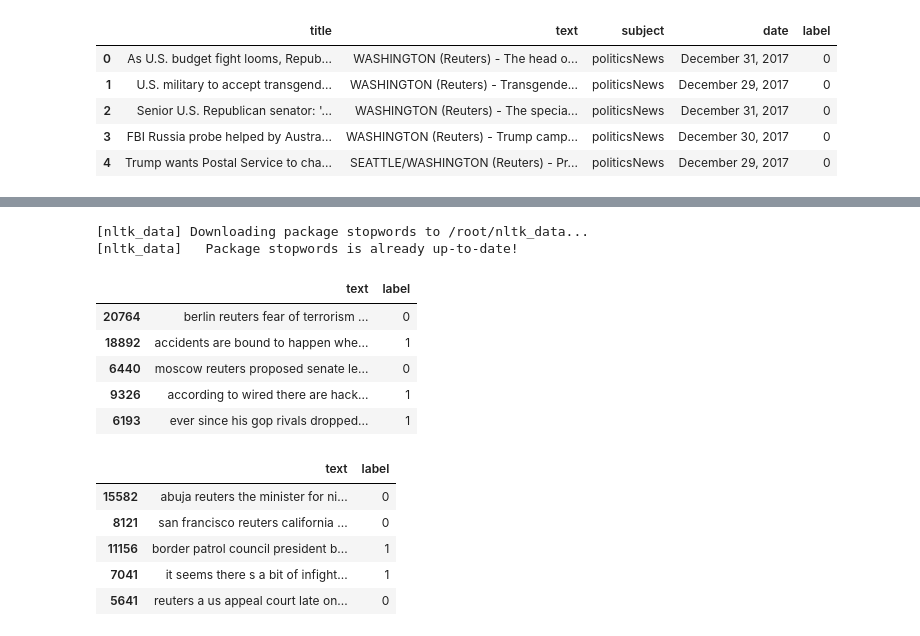
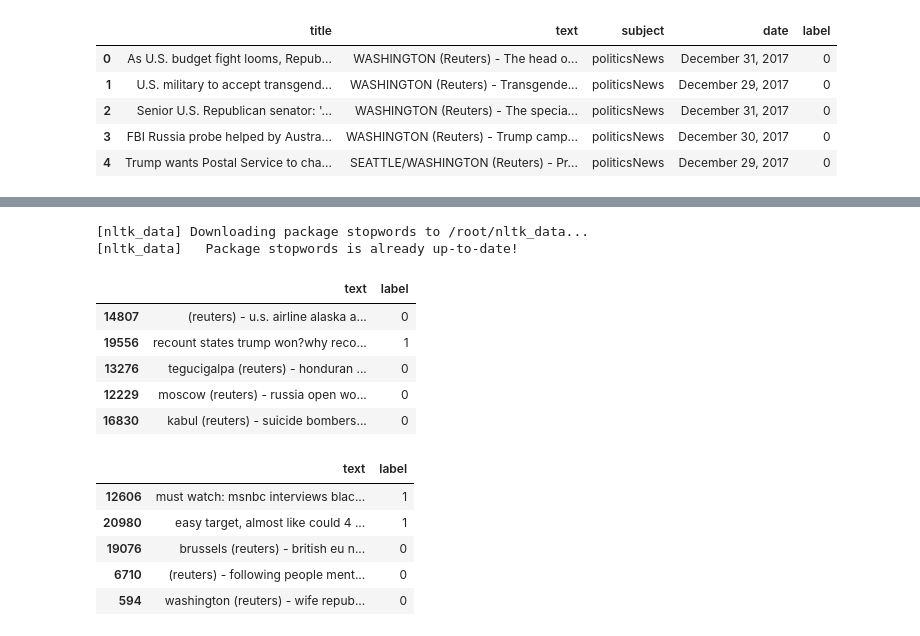
Before and after one commit to m4m4m4m4/Fake-News-Detector, a Jupyter notebook: Untitled0.ipynb, the cells around one changed output, grey strips where cells are left out. Drawn from its saved outputs; the diff is of its cells as text; code cells hidden in the pictures.

```diff
--- a/Untitled0.ipynb
+++ b/Untitled0.ipynb
@@ -84,43 +84,63 @@ data.head()
 # %%
 # Clean the data by converting each article to lowercase letters and removing
 # stopwords, symbols, and numbers
 
 # install NLTK to do this
 import nltk
 nltk.download("stopwords")
 
 # function for removing unwanted characters
 def clean_text(input_str):
+
+    stopwords = nltk.corpus.stopwords.words('english')
+    input_str = input_str.lower()
+
+    ## Remove numbers and symbols from the text as well
+    words = [word for word in input_str.split() if word not in stopwords]
+    input_str = " ".join(words)
+
+    ## Return output
+    return input_str
+
+    '''
     ## Removes everything except words from a given string
     input_str = re.sub(r'[^\w\s]', '', input_str)
 
     ## Change text to lowercase
     input_str = input_str.lower()
 
     ## Return output
     return input_str
+    '''
 
 # apply cleaning function to data
 data["text"] = data["text"].apply(clean_text)
 
 # preview data to verify it is properly cleaned
 data.head()
 # %% [output]
 [nltk_data] Downloading package stopwords to /root/nltk_data...
 [nltk_data]   Package stopwords is already up-to-date!
 |  | text | label |
-| 20764 | berlin reuters fear of terrorism ... | 0 |
-| 18892 | accidents are bound to happen whe... | 1 |
-| 6440 | moscow reuters proposed senate le... | 0 |
-| 9326 | according to wired there are hack... | 1 |
-| 6193 | ever since his gop rivals dropped... | 1 |
+| 14807 | (reuters) - u.s. airline alaska a... | 0 |
+| 19556 | recount states trump won?why reco... | 1 |
+| 13276 | tegucigalpa (reuters) - honduran ... | 0 |
+| 12229 | moscow (reuters) - russia open wo... | 0 |
+| 16830 | kabul (reuters) - suicide bombers... | 0 |
 # %%
 # Split data into training and validation sets
+
+
+# Split the data into train and validation sets
+
+#train_data, val_data, train_labels, val_labels = train_test_split(data["text"].tolist(), data["label"].tolist())
+
 
 ## method 1 of using train_test_split
 from sklearn.model_selection import train_test_split
 
 train, test = train_test_split(data, test_size=0.2)
+
 
 ## another method of splitting train/test data
 #train = data.sample(frac=0.8,random_state=200) #random state is a seed value
@@ -130,11 +150,11 @@ train, test = train_test_split(data, test_size=0.2)
 train.head()
 # %% [output]
 |  | text | label |
-| 15582 | abuja reuters the minister for ni... | 0 |
-| 8121 | san francisco reuters california ... | 0 |
-| 11156 | border patrol council president b... | 1 |
-| 7041 | it seems there s a bit of infight... | 1 |
-| 5641 | reuters a us appeal court late on... | 0 |
+| 12606 | must watch: msnbc interviews blac... | 1 |
+| 20980 | easy target, almost like could 4 ... | 1 |
+| 19076 | brussels (reuters) - british eu n... | 0 |
+| 6710 | (reuters) - following people ment... | 0 |
+| 594 | washington (reuters) - wife repub... | 0 |
 # %%
 # imports for creating a custom tokenizer
 
```
Also changed, not shown: parts of 4 cells of this notebook.
